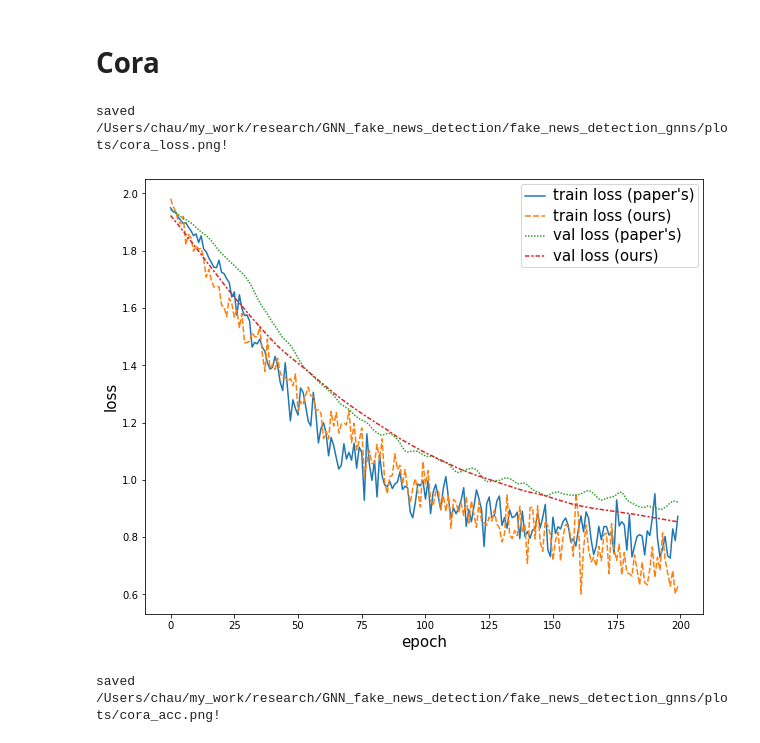
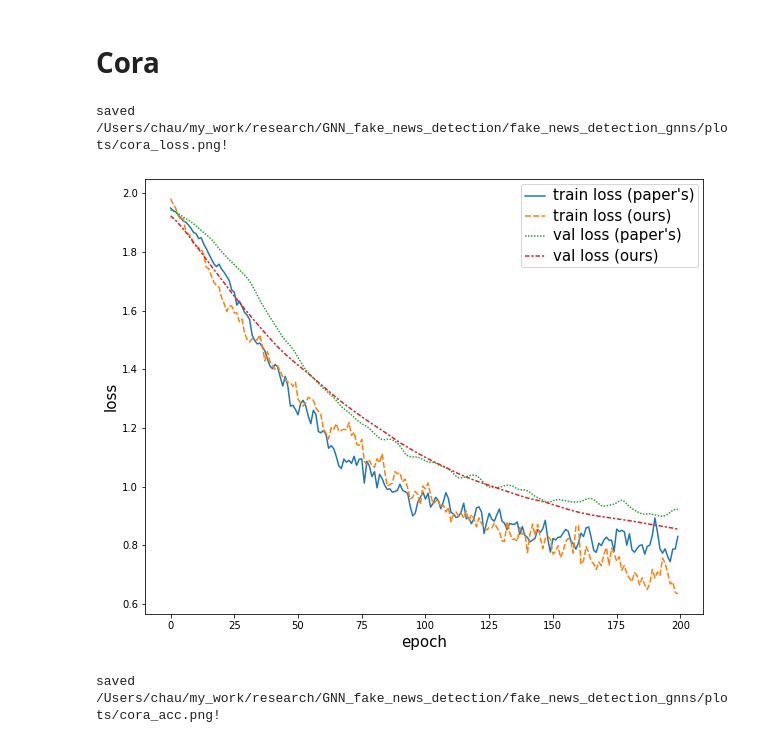
Before and after one commit to chaudatascience/fake_news_detection_gnns, a Jupyter notebook: src/notebooks/cora_charts.ipynb, the cells around one changed output. Cells and saved outputs as stored; diff of their text form; code cells hidden in the pictures.

```diff
--- a/src/notebooks/cora_charts.ipynb
+++ b/src/notebooks/cora_charts.ipynb
@@ -79,14 +79,14 @@ df_official["val_acc"]  = df_official["val_acc"] * 100
 # %%
 num_obs = len(df_official)
 df_loss = pd.DataFrame({"train loss (paper's)": df_official["train_loss"],
                         "train loss (ours)": df_our["train_loss_list"][:num_obs],
                         "val loss (paper's)": df_official["val_loss"],
                         "val loss (ours)": df_our["val_loss_list"][:num_obs],})
-
+df_loss = df_loss.ewm(com=1).mean()
 plot(df_loss, "plots/cora_loss.png", x_label='epoch', y_label="loss")
 # %% [output]
 saved /Users/chau/my_work/research/GNN_fake_news_detection/fake_news_detection_gnns/plots/cora_loss.png!
-[figure, old version]
+[figure, new version]
 # %%
 num_obs = len(df_official)
 df_acc = pd.DataFrame({"val accuracy (paper's)": df_official["val_acc"],
```
Also changed, not shown: parts of 3 cells of this notebook, 4 other files.
